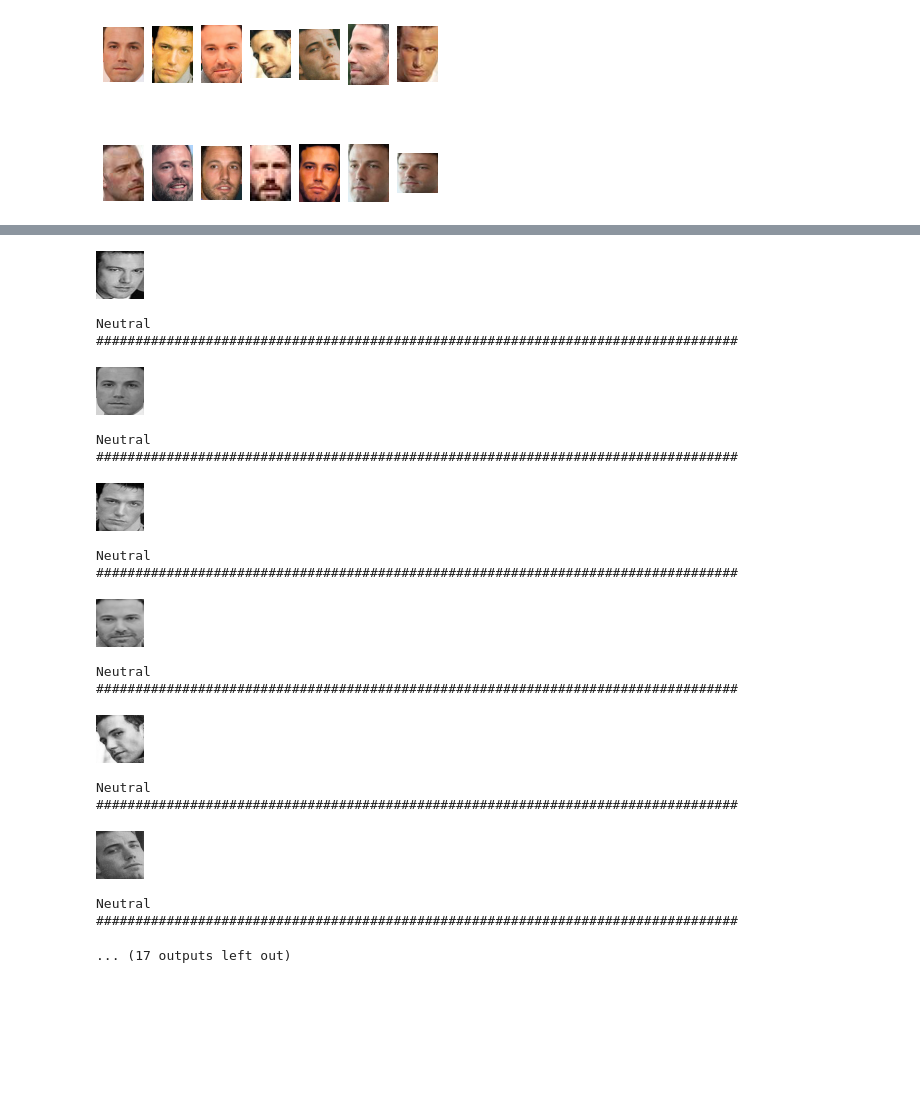
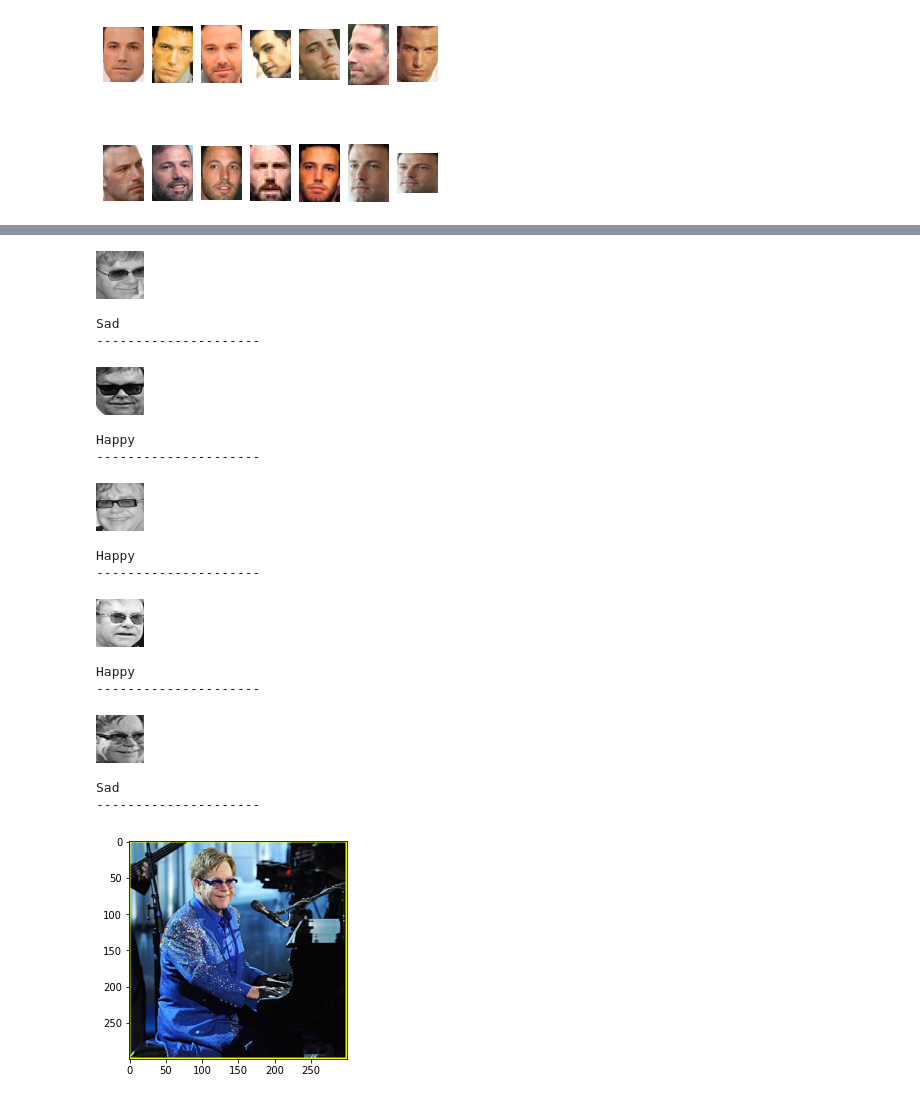
Before and after one commit to JosephJay95/INFH_5000_Project, a Jupyter notebook: Emotion_extration_test.ipynb, the cells around one changed output, grey strips where cells are left out. Saved outputs shown, nothing was run; the diff lists cells and outputs as text; code cells hidden in the pictures; blank space fills up the shorter version.

```diff
--- a/Emotion_extration_test.ipynb
+++ b/Emotion_extration_test.ipynb
@@ -502,41 +502,41 @@ Successfully installed backports.cached-property-1.0.1 blessings-1.7 curtsies-0.
 # %%
 from google.colab.patches import cv2_imshow
 from curtsies.fmtfuncs import red, green, yellow, blue, cyan
 import cv2
-folder = '/content/drive/MyDrive/Emotion Detection/5-celebrity-faces-dataset/train/ben_afflek/'
+folder = '/content/drive/MyDrive/Emotion Detection/5-celebrity-faces-dataset/val/elton_john/'
 i = 1
 
 for filename in listdir(folder):
+  #First extracting face from 'folder' path
   path = folder + filename
   face = extract_face(path)
+  #arranging image details for the model
   face=cv2.cvtColor(face, cv2.COLOR_BGR2GRAY)
   face=cv2.resize(face, (48,48), interpolation = cv2.INTER_AREA)
   cv2_imshow(face)
   face=face.astype('float')/255.0
   face=img_to_array(face)
   face=np.expand_dims(face,axis=0)
-  preds=emotdet.predict(face)
+  #Prediction begins with the trained model
+  preds=emotdet.predict(face) #emotion
   plt.imshow(Image.open(path))
   pred=preds[0]
   print(cyan(class_labels[pred.argmax()]))
-  print('##################################################################################')
+  print('---------------------')
 # %% [output]
-[figure, old version]
+[figure, new version]
-Neutral
-##################################################################################
+Sad
+---------------------
-[figure, old version]
+[figure, new version]
-Neutral
-##################################################################################
+Happy
+---------------------
-[figure, old version]
+[figure, new version]
-Neutral
-##################################################################################
+Happy
+---------------------
-[figure, old version]
+[figure, new version]
-Neutral
-##################################################################################
+Happy
+---------------------
-[figure, old version]
+[figure, new version]
-Neutral
-##################################################################################
+Sad
+---------------------
-[figure, old version]
+[figure, new version]
-Neutral
-##################################################################################
-... (17 outputs left out)
```
Also changed, not shown: parts of 19 cells of this notebook.
